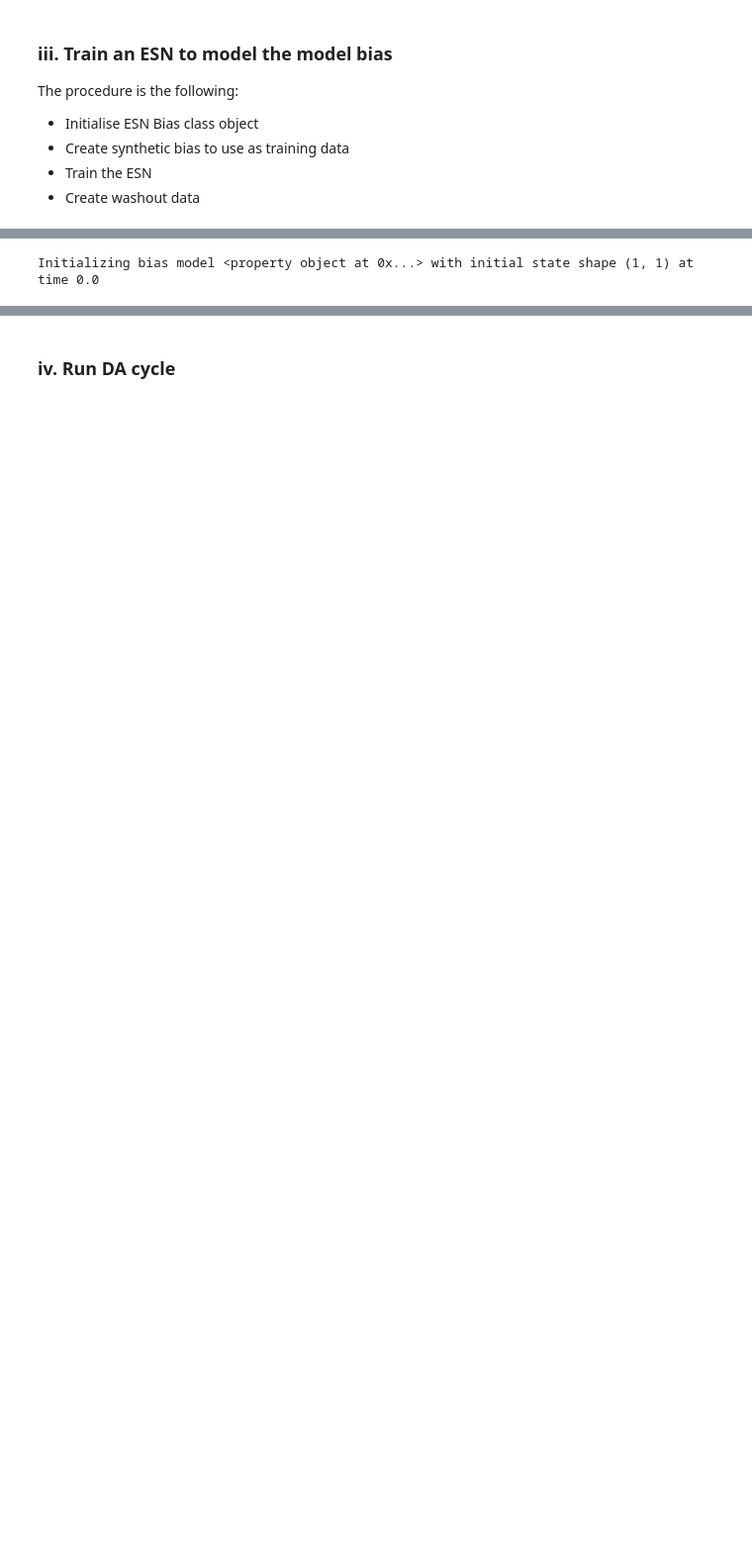
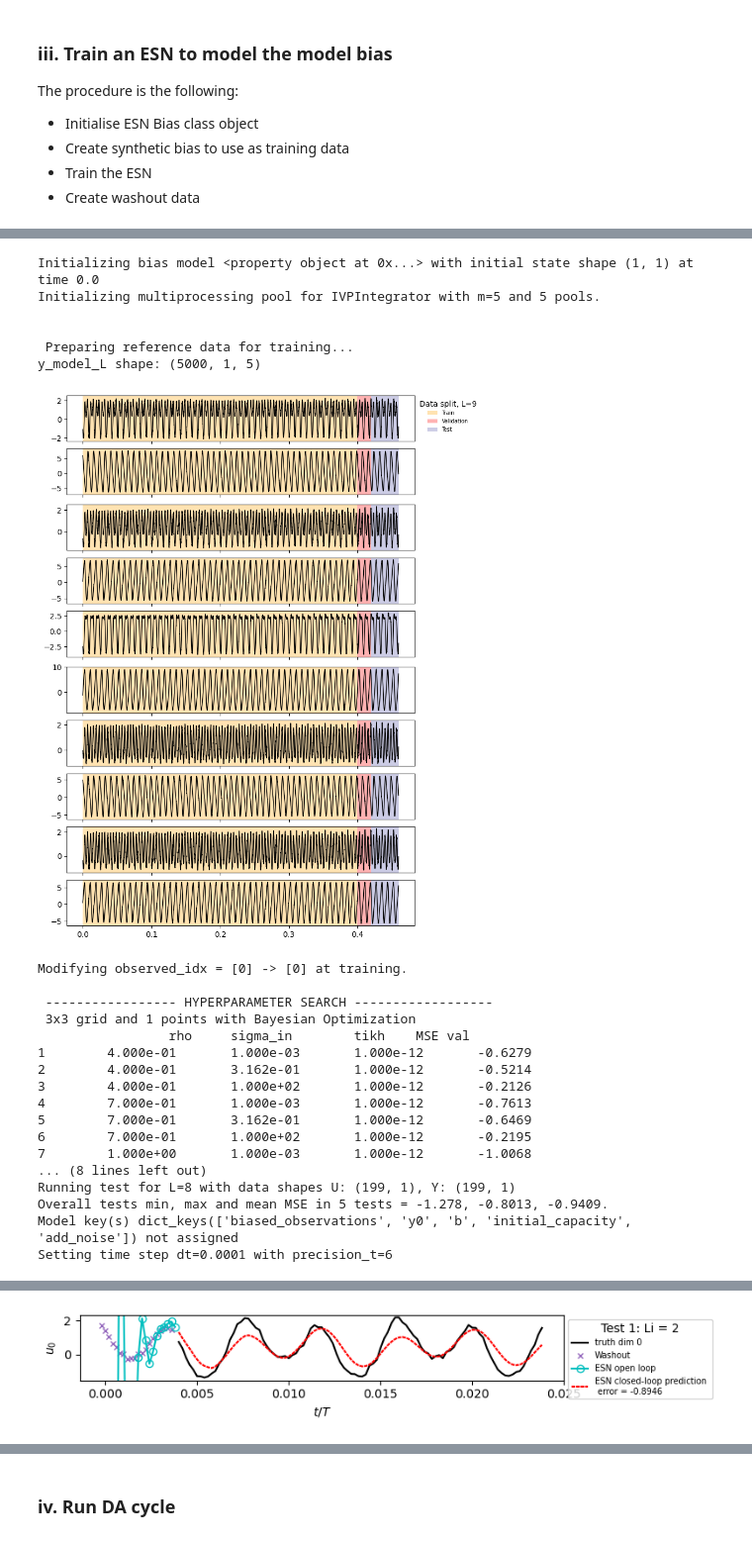
Before and after one commit to andreanovoa/real-time-bias-aware-DA, a Jupyter notebook: scripts/tutorials/1_Introtuction_to_real-time_DA/13_bias-aware-DA-intro.ipynb, the cells around one changed output, grey strips where cells are left out. Shown at 99% size. Saved outputs shown, nothing was run; the diff lists cells and outputs as text; code cells hidden in the pictures; blank space fills up the shorter version.

```diff
--- a/scripts/tutorials/1_Introtuction_to_real-time_DA/13_bias-aware-DA-intro.ipynb
+++ b/scripts/tutorials/1_Introtuction_to_real-time_DA/13_bias-aware-DA-intro.ipynb
@@ -413,31 +419,54 @@ ensemble.bias # by default, bias model is None
 # %%
 from bias_data_driven import ESN_bias, DataDrivenBias
 import matplotlib.pyplot as plt
 
 plt.close('all')
 
 
 ensemble._init_bias(ESN_bias,
                     reference_data=truth,
-                    biased_observations=False,
+                    biased_observations=True,
                     correlation_based_training=True,
-                    augment_data=3,
+                    augment_data=2,
                     add_noise=False,
                     perform_test=True,
                     t_train=ensemble.model.t_CR*10,
                     t_val=ensemble.model.t_CR*.5,
                     t_test=ensemble.model.t_CR,
                     upsample=2,
                     N_units=50,
                     N_wash=20,
                     N_func_evals=10,
                     N_folds=4,
                     N_grid=3,
                     rho_range=(0.4, 1.),
                     sigma_in_range=(-3, 2),
                     tikh_range=[1e-12, 1e-15],
                     norm_method='range',
                     random_initialization=True,
-                    L=10)  # Initialize bias model
+                    L=5)  # Initialize bias model
 # %% [output]
 Initializing bias model <property object at 0x...> with initial state shape (1, 1) at time 0.0
+Initializing multiprocessing pool for IVPIntegrator with m=5 and 5 pools.
+
+
+ Preparing reference data for training...
+y_model_L shape: (5000, 1, 5)
+[figure, added]
+Modifying observed_idx = [0] -> [0] at training.
+
+ ----------------- HYPERPARAMETER SEARCH ------------------
+ 3x3 grid and 1 points with Bayesian Optimization
+                 rho     sigma_in        tikh    MSE val
+1        4.000e-01       1.000e-03       1.000e-12       -0.6279
+2        4.000e-01       3.162e-01       1.000e-12       -0.5214
+3        4.000e-01       1.000e+02       1.000e-12       -0.2126
+4        7.000e-01       1.000e-03       1.000e-12       -0.7613
+5        7.000e-01       3.162e-01       1.000e-12       -0.6469
+6        7.000e-01       1.000e+02       1.000e-12       -0.2195
+7        1.000e+00       1.000e-03       1.000e-12       -1.0068
+... (8 lines left out)
+Running test for L=8 with data shapes U: (199, 1), Y: (199, 1)
+Overall tests min, max and mean MSE in 5 tests = -1.278, -0.8013, -0.9409.
+Model key(s) dict_keys(['biased_observations', 'y0', 'b', 'initial_capacity', 'add_noise']) not assigned
+Setting time step dt=0.0001 with precision_t=6
@@ -443,0 +477 @@ Initializing bias model <property object at 0x...> with initial state shape (1,
+[figure, added]
```
Also changed, not shown: parts of 6 cells of this notebook, 17 other files.
